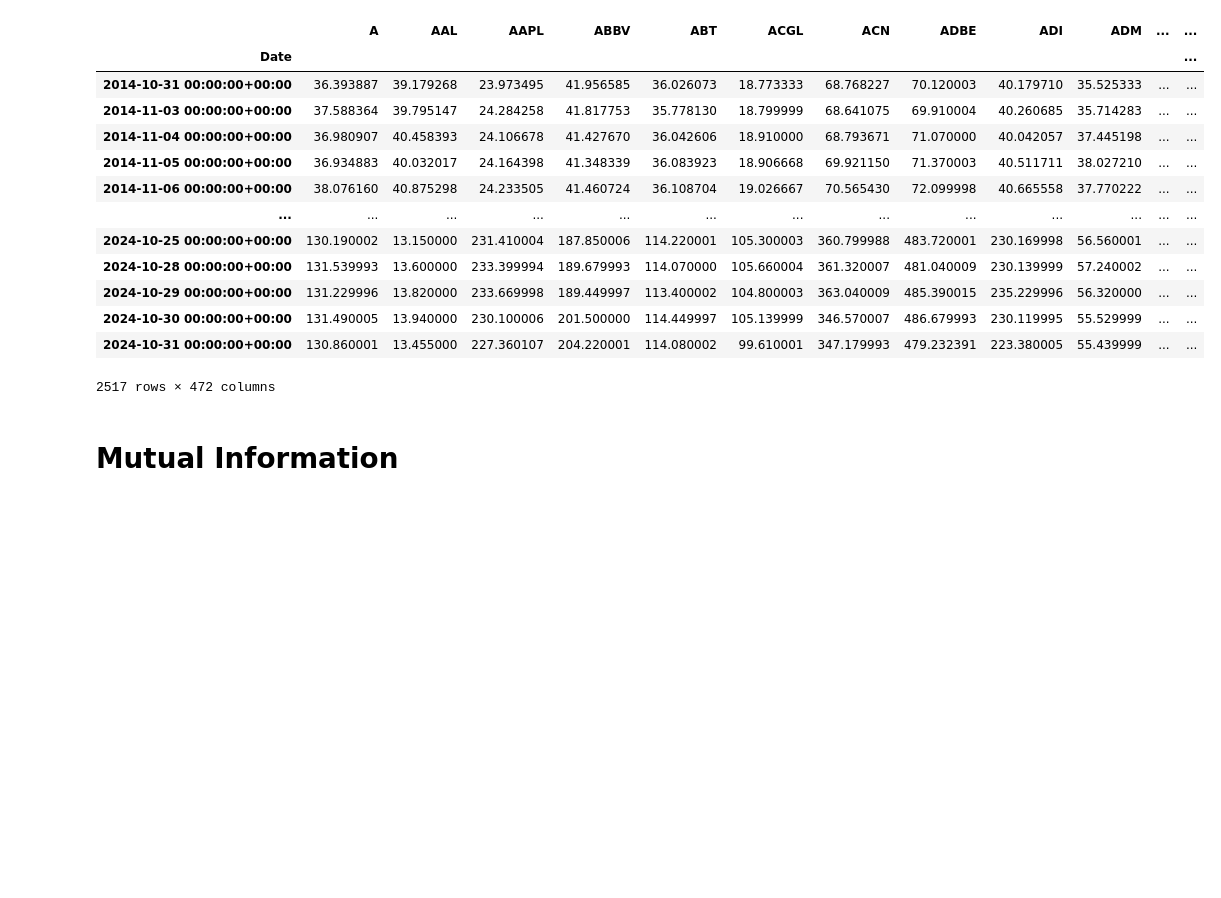
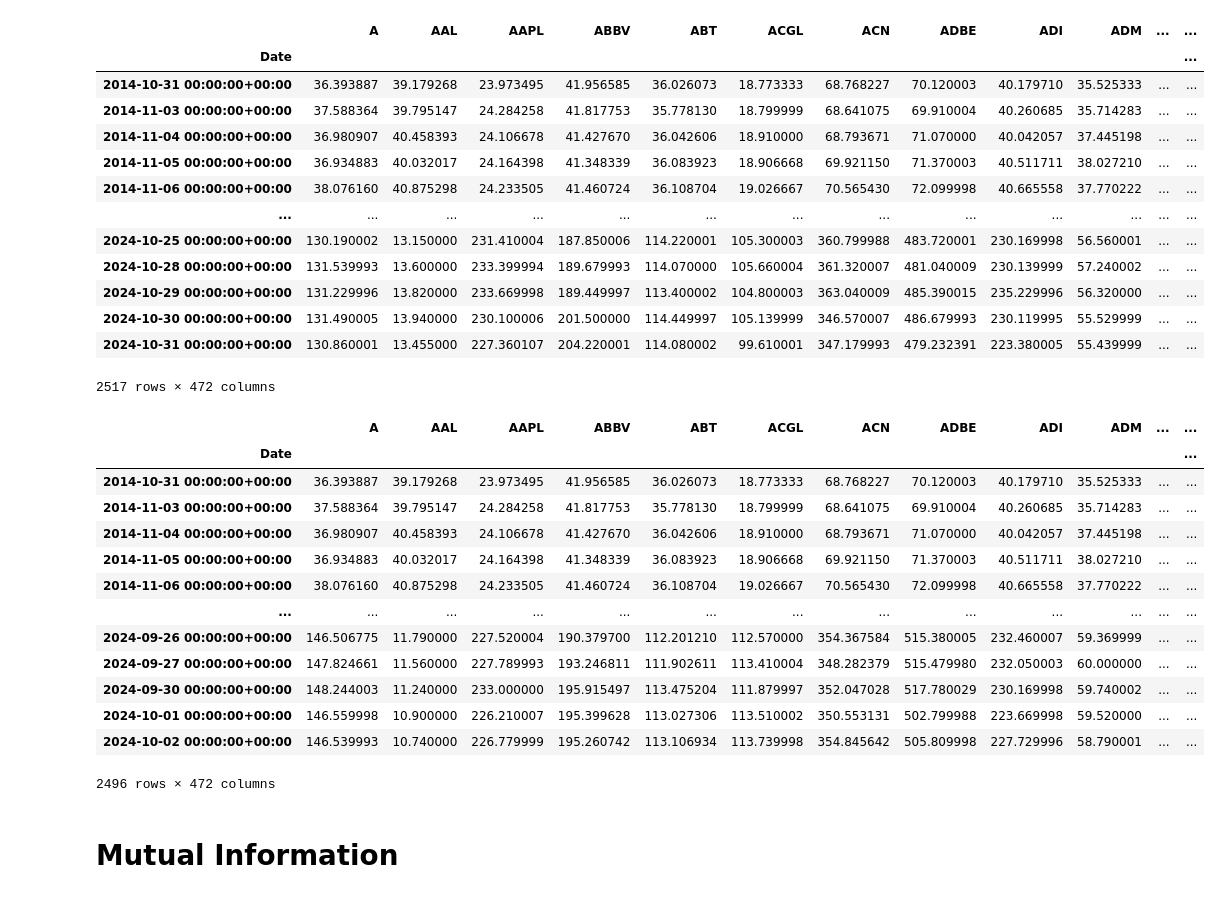
Before and after one commit to AlienKevin/cs224w-stock-market-prediction, a Jupyter notebook: build_graph.ipynb, the cells around one changed output. Cells and saved outputs as stored; diff of their text form; code cells hidden in the pictures; blank space fills up the shorter version.

```diff
--- a/build_graph.ipynb
+++ b/build_graph.ipynb
@@ -19,3 +19,24 @@ df
 | 2024-10-30 00:00:00+00:00 | 131.490005 | 13.940000 | 230.100006 | 201.500000 | 114.449997 | 105.139999 | 346.570007 | 486.679993 | 230.119995 | 55.529999 | ... | ... |
 | 2024-10-31 00:00:00+00:00 | 130.860001 | 13.455000 | 227.360107 | 204.220001 | 114.080002 | 99.610001 | 347.179993 | 479.232391 | 223.380005 | 55.439999 | ... | ... |
 2517 rows × 472 columns
+# %%
+days_in_quarter = 64
+num_quarters = df.shape[0] // days_in_quarter
+num_days = num_quarters * days_in_quarter
+df = df.iloc[:num_days]
+df
+# %% [output]
+|  | A | AAL | AAPL | ABBV | ABT | ACGL | ACN | ADBE | ADI | ADM | ... | ... |
+| Date |  |  |  |  |  |  |  |  |  |  |  | ... |
+| 2014-10-31 00:00:00+00:00 | 36.393887 | 39.179268 | 23.973495 | 41.956585 | 36.026073 | 18.773333 | 68.768227 | 70.120003 | 40.179710 | 35.525333 | ... | ... |
+| 2014-11-03 00:00:00+00:00 | 37.588364 | 39.795147 | 24.284258 | 41.817753 | 35.778130 | 18.799999 | 68.641075 | 69.910004 | 40.260685 | 35.714283 | ... | ... |
+| 2014-11-04 00:00:00+00:00 | 36.980907 | 40.458393 | 24.106678 | 41.427670 | 36.042606 | 18.910000 | 68.793671 | 71.070000 | 40.042057 | 37.445198 | ... | ... |
+| 2014-11-05 00:00:00+00:00 | 36.934883 | 40.032017 | 24.164398 | 41.348339 | 36.083923 | 18.906668 | 69.921150 | 71.370003 | 40.511711 | 38.027210 | ... | ... |
+| 2014-11-06 00:00:00+00:00 | 38.076160 | 40.875298 | 24.233505 | 41.460724 | 36.108704 | 19.026667 | 70.565430 | 72.099998 | 40.665558 | 37.770222 | ... | ... |
+| ... | ... | ... | ... | ... | ... | ... | ... | ... | ... | ... | ... | ... |
+| 2024-09-26 00:00:00+00:00 | 146.506775 | 11.790000 | 227.520004 | 190.379700 | 112.201210 | 112.570000 | 354.367584 | 515.380005 | 232.460007 | 59.369999 | ... | ... |
+| 2024-09-27 00:00:00+00:00 | 147.824661 | 11.560000 | 227.789993 | 193.246811 | 111.902611 | 113.410004 | 348.282379 | 515.479980 | 232.050003 | 60.000000 | ... | ... |
+| 2024-09-30 00:00:00+00:00 | 148.244003 | 11.240000 | 233.000000 | 195.915497 | 113.475204 | 111.879997 | 352.047028 | 517.780029 | 230.169998 | 59.740002 | ... | ... |
+| 2024-10-01 00:00:00+00:00 | 146.559998 | 10.900000 | 226.210007 | 195.399628 | 113.027306 | 113.510002 | 350.553131 | 502.799988 | 223.669998 | 59.520000 | ... | ... |
+| 2024-10-02 00:00:00+00:00 | 146.539993 | 10.740000 | 226.779999 | 195.260742 | 113.106934 | 113.739998 | 354.845642 | 505.809998 | 227.729996 | 58.790001 | ... | ... |
+2496 rows × 472 columns
```
Also changed, not shown: parts of 7 cells of this notebook, 47 other files.
